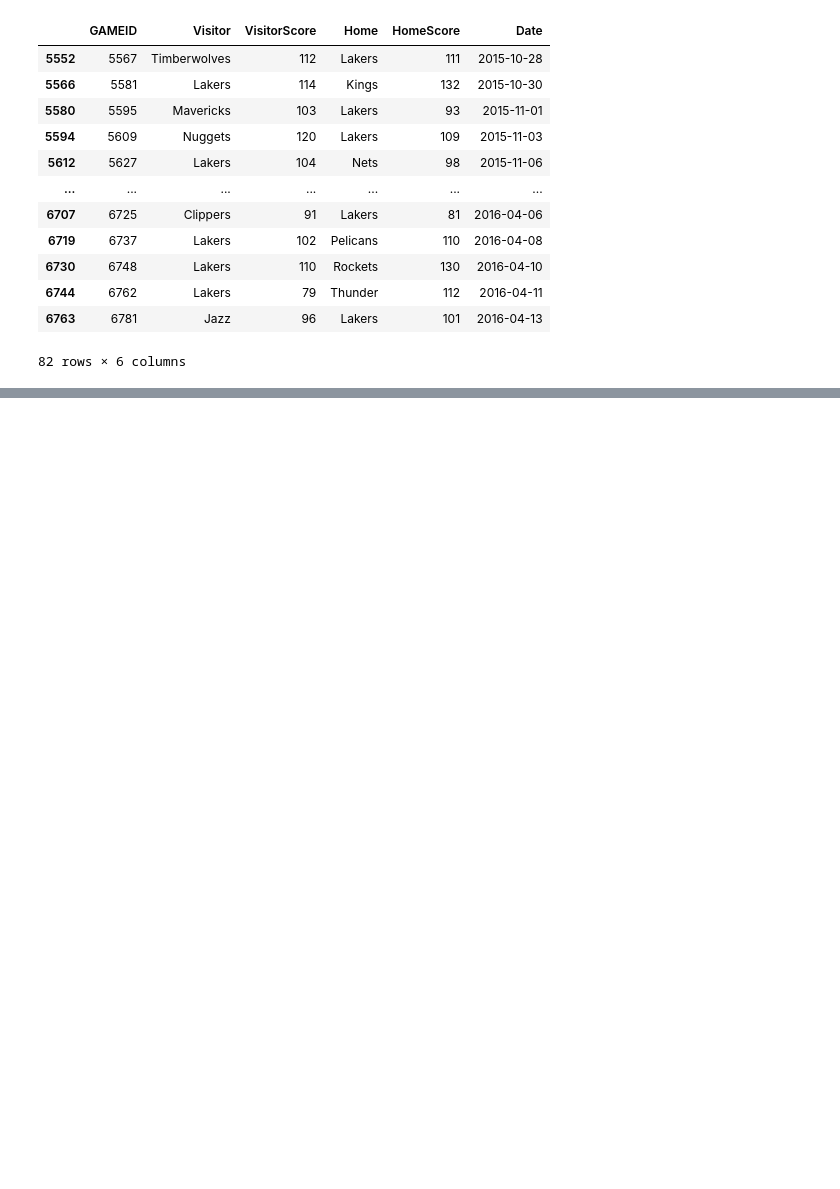
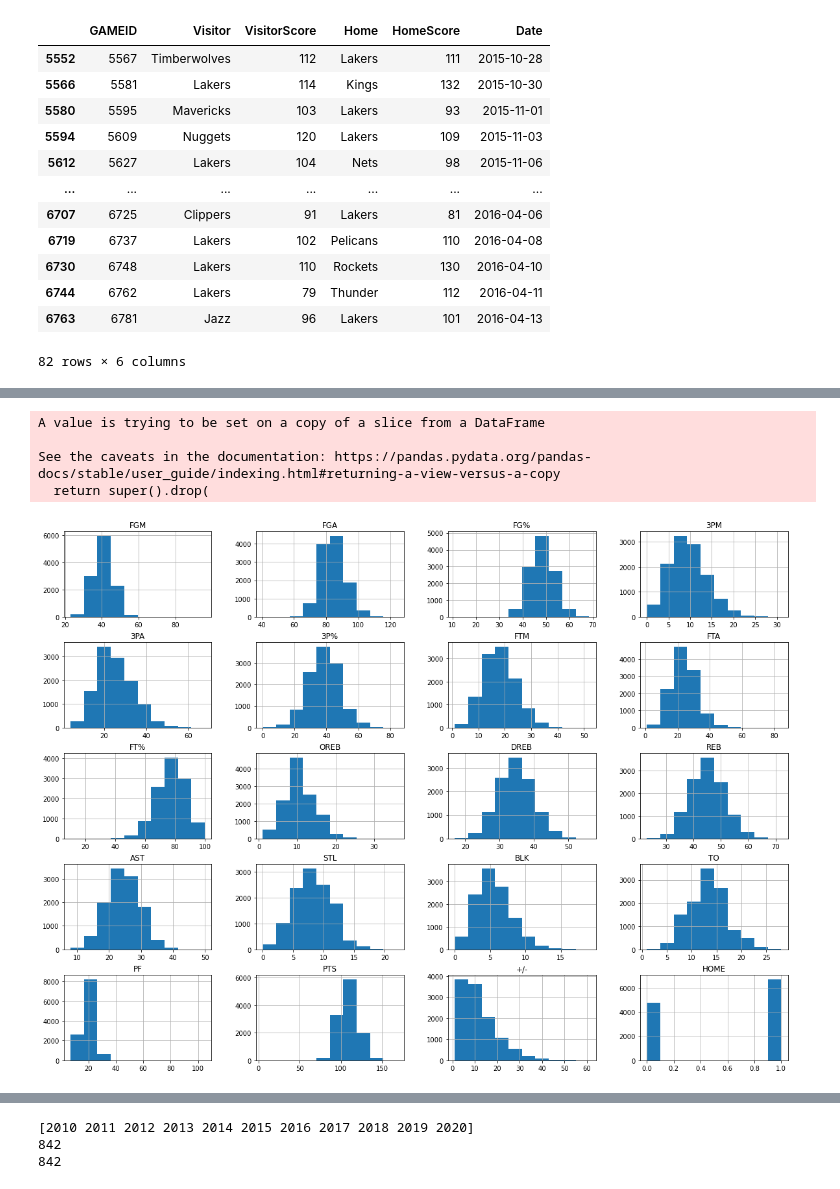
Before and after one commit to haroldpop/NBA_Project, a Jupyter notebook: Script/UsefulFunctionsForCSV.ipynb, the cells around one changed output, grey strips where cells are left out. Saved outputs shown, nothing was run; the diff lists cells and outputs as text; code cells hidden in the pictures; blank space fills up the shorter version.

```diff
--- a/Script/UsefulFunctionsForCSV.ipynb
+++ b/Script/UsefulFunctionsForCSV.ipynb
@@ -139,0 +141,25 @@ df_team_lakers
+# %%
+seasons = np.arange(2010, 2020)
+seasons[-1] = 2020
+season = 2015
+df_team = df_teams_stats.copy()
+df_team_season = select_season(df_teams_stats, season)
+win_df = df_team[(df_team['WIN'] == 1)]
+lose_df = df_team[df_team['WIN'] == 0]
+win_df.drop(columns = ['GAMEID', 'Date', 'WIN'], inplace = True)
+lose_df.drop(columns = ['GAMEID', 'Date', 'WIN'], inplace = True)
+fig = plt.figure(figsize = (20,15))
+ax = fig.gca()
+hist = win_df.hist(ax = ax)
+plt.show()
+
+fig = plt.figure(figsize = (20,15))
+ax = fig.gca()
+hist_l = lose_df.hist(ax = ax)
+plt.show()
+# %% [output]
+A value is trying to be set on a copy of a slice from a DataFrame
+
+See the caveats in the documentation: https://pandas.pydata.org/pandas-docs/stable/user_guide/indexing.html#returning-a-view-versus-a-copy
+  return super().drop(
+[figure, added]
@@ -139,0 +263,16 @@ df_team_lakers
+# %%
+#teams = df_teams_stats['TEAM'].unique()
+#elo_dic = init_elo(teams)
+#res = compute_elo_season(df_scores, 2010, elo_dic)
+
+seasons = np.arange(2010, 2021)
+print(seasons)
+
+res = compute_elo_several_seasons(df_scores, df_teams_stats, seasons)
+dates = calendar_team(df_scores, df_teams_stats, seasons)
+print(len(res['Lakers']))
+print(len(dates['Lakers']))
+# %% [output]
+[2010 2011 2012 2013 2014 2015 2016 2017 2018 2019 2020]
+842
+842
```
Also changed, not shown: parts of 46 cells of this notebook.
